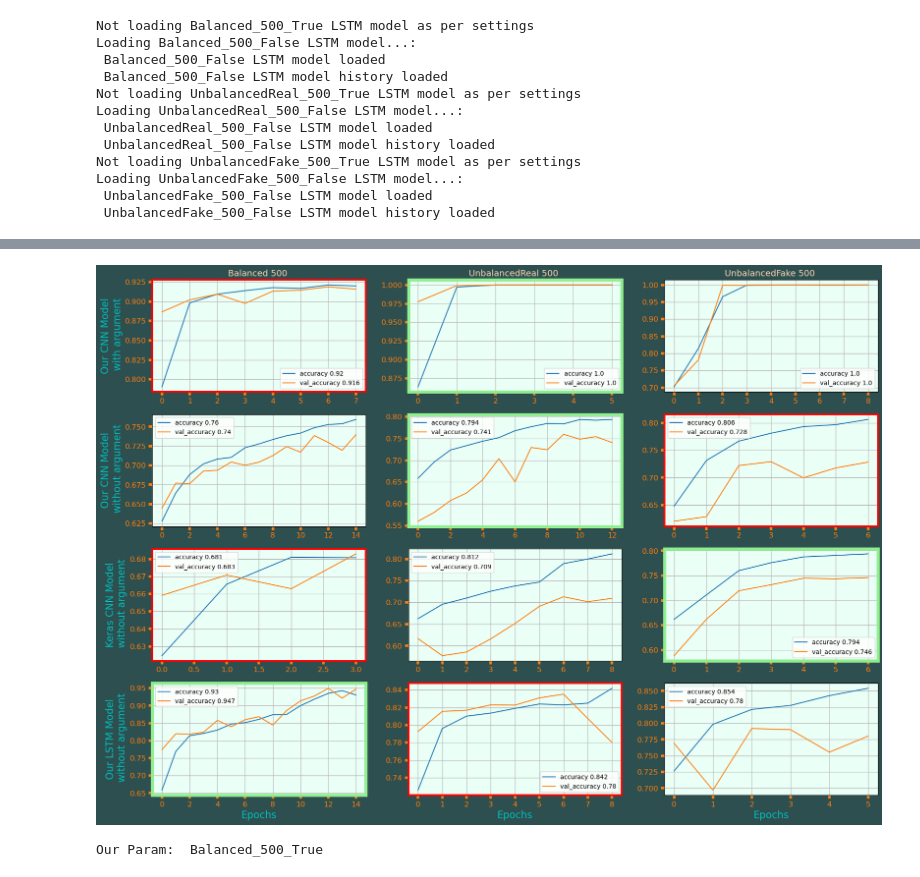
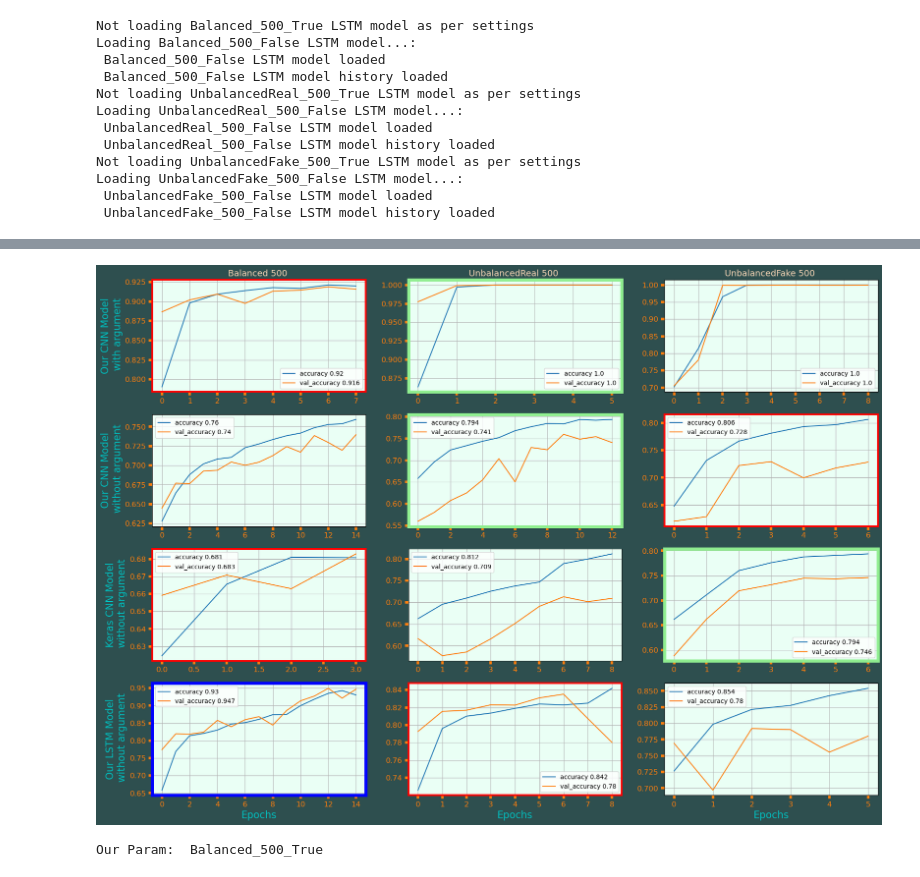
Before and after one commit to PaulMagos/ISPR, a Jupyter notebook: Assignment3/notebook.ipynb, the cells around one changed output, grey strips where cells are left out. Drawn from its saved outputs; the diff is of its cells as text; code cells hidden in the pictures.

```diff
--- a/Assignment3/notebook.ipynb
+++ b/Assignment3/notebook.ipynb
@@ -603,6 +699,10 @@ ourLSTM_model_Rows = len(ourParamLSTMModels.keys()) // 3 + keras_model_Rows
 # Kind of metrics to plot
 metrics = ['accuracy', 'val_accuracy']
 # metrics = ['loss', 'val_loss']
+
+maxvalAcc = max([NN[kind][metrics[1]][-1] if kind.split('_')[2] == 'False' else 0
+                     for NN in [ourmodel_hist, kerasmodel_hist, ourLSTMModel_hist]
+                     for kind in NN.keys()])
 
 i = 0
 for NN in [ourmodel_hist, kerasmodel_hist, ourLSTMModel_hist]:
@@ -625,36 +725,36 @@ for NN in [ourmodel_hist, kerasmodel_hist, ourLSTMModel_hist]:
         ax[i, j%3].tick_params(labelcolor='tab:orange', labelsize='large', width=4, length=6, color='tab:orange')
         # print the name of the model on the left of each row
         ax[i, j%3].set_facecolor('#eafff5')
         # Remove x label for all but the last row
         if i == ourLSTM_model_Rows - 1:
             ax[i, j%3].set_xlabel('Epochs', color='c', size=16)
 
         if i < our_model_Rows:
             if j%3 == 0 :
                 ax[i, j%3].set_ylabel('Our CNN Model\n' + kind.split('_')[2].replace('True', ' with argument').replace('False', ' without argument'), color='c', size=16)
             if NN[kind][metrics[1]][-1] == max([NN[tmp][metrics[1]][-1] for tmp in NNKeys[i*3: (i+1)*3]]):
                 plt.setp(ax[i, j%3].spines.values(), color='lightgreen',  linewidth=5)
             if NN[kind][metrics[1]][-1] == min([NN[tmp][metrics[1]][-1] for tmp in NNKeys[i*3: (i+1)*3]]):
                 plt.setp(ax[i, j%3].spines.values(), color='red',  linewidth=3)
         elif i < keras_model_Rows:
             if j%3 == 0 :
                 ax[i, j%3].set_ylabel('Keras CNN Model\n' + kind.split('_')[2].replace('True', ' with argument').replace('False', ' without argument'), color='c', size=16)
             if NN[kind][metrics[1]][-1] == max([NN[tmp][metrics[1]][-1] for tmp in NNKeys[(i-our_model_Rows)*3: (i-our_model_Rows+1)*3]]):
                 plt.setp(ax[i, j%3].spines.values(), color='lightgreen',  linewidth=5)
             if NN[kind][metrics[1]][-1] == min([NN[tmp][metrics[1]][-1] for tmp in NNKeys[(i-our_model_Rows)*3: (i-our_model_Rows+1)*3]]):
                 plt.setp(ax[i, j%3].spines.values(), color='red',  linewidth=3)
         else:
             if j%3 == 0 :
                 ax[i, j%3].set_ylabel('Our LSTM Model\n' + kind.split('_')[2].replace('True', ' with argument').replace('False', ' without argument'), color='c', size=16)
             if NN[kind][metrics[1]][-1] == max([NN[tmp][metrics[1]][-1] for tmp in NNKeys[(i-keras_model_Rows)*3: (i- keras_model_Rows+1)*3]]):
                 plt.setp(ax[i, j%3].spines.values(), color='lightgreen',  linewidth=5)
             if NN[kind][metrics[1]][-1] == min([NN[tmp][metrics[1]][-1] for tmp in NNKeys[(i-keras_model_Rows)*3: (i-keras_model_Rows+1)*3]]):
                 plt.setp(ax[i, j%3].spines.values(), color='red',  linewidth=3)
-
-
+        if NN[kind][metrics[1]][-1] == maxvalAcc:
+            plt.setp(ax[i, j%3].spines.values(), color='blue',  linewidth=5)
     i += 1
 # %% [output]
-[figure, old version]
+[figure, new version]
 # %%
 from sklearn import metrics
 for kind in ModelsNames:
```
Also changed, not shown: parts of 22 cells of this notebook.
